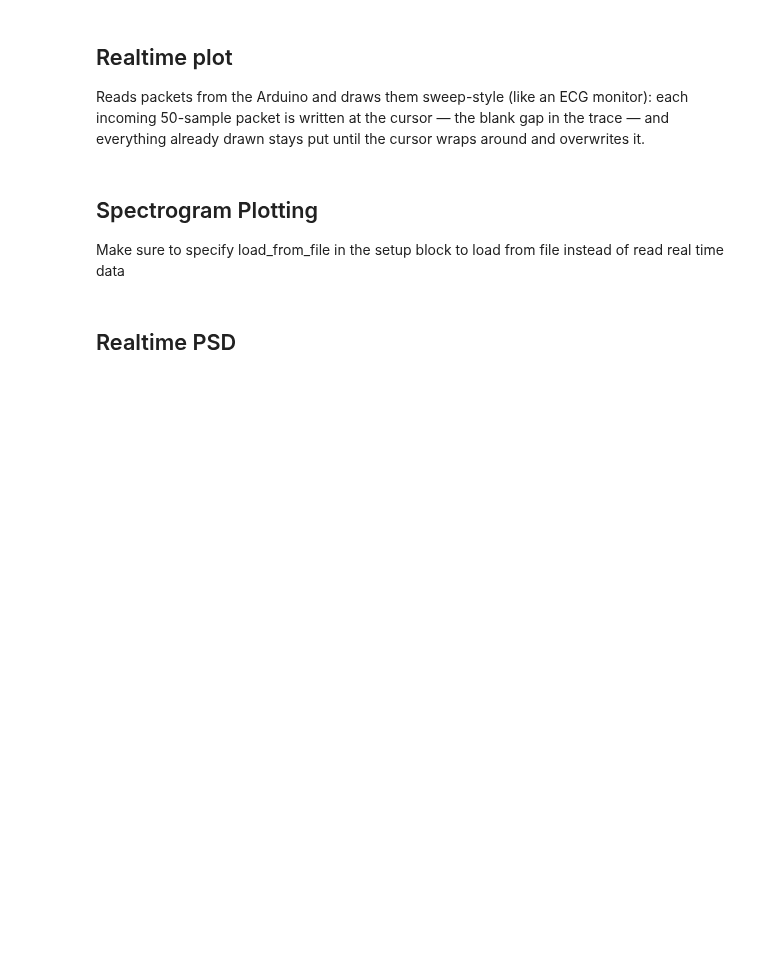
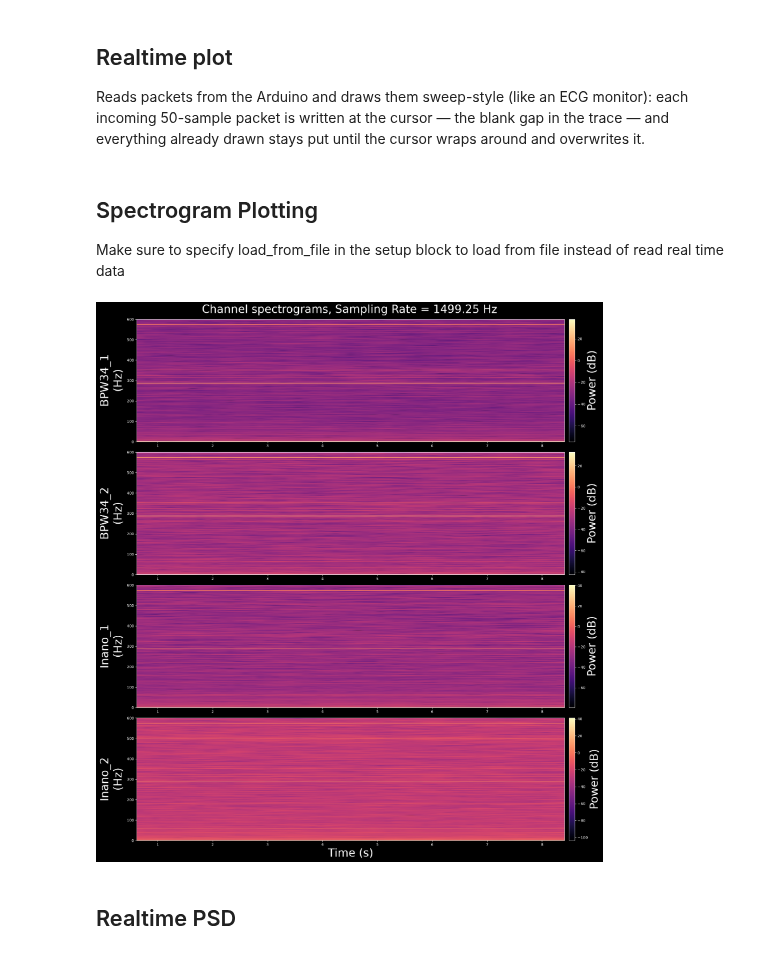
Before and after one commit to UmbraGlobe/QRNG, a Jupyter notebook: main.ipynb, the cells around one changed output. Drawn from its saved outputs; the diff is of its cells as text; code cells hidden in the pictures; blank space fills up the shorter version.

```diff
--- a/main.ipynb
+++ b/main.ipynb
@@ -282,7 +293,7 @@ WINDOWSIZE = 2048
 WINDOW = 'hamming'
 OVERLAP = 90
 FILTER = False
-CAPTURE_TIME = 3  # seconds
+CAPTURE_TIME = 9  # seconds
 
 ## load from file or read from serial
 ## after this block: samples[ch] and times are plain 1-D numpy arrays
@@ -305,34 +316,35 @@ while time.time() - start < CAPTURE_TIME:
         for s in SENSORS:
             sample_chunks[s].append(adc_to_mv(data[s]))
 if ser is not None and ser.is_open:
     ser.close()
 
 samples = {s: np.concatenate(sample_chunks[s]) for s in SENSORS}
 times = np.concatenate(time_chunks)
 
-Fs = 1.0 / (np.median(np.diff(times)) * 1e-6)
 win = get_window(WINDOW, WINDOWSIZE)
 noverlap = int(WINDOWSIZE * OVERLAP / 100)
 
 sos_bp = signal.butter(4, [CARRIER_FREQ - 2, CARRIER_FREQ + 2], btype='bp', fs=Fs, output='sos')
 filtered = {s: signal.sosfilt(sos_bp, samples[s]) for s in SENSORS}
 
 with plt.style.context('dark_background'):
     fig, axes = plt.subplots(4, 1, figsize=(19, 21), sharex=False, constrained_layout=True)
     fig.suptitle(f'Channel spectrograms, Sampling Rate = {Fs:.2f} Hz', fontsize=30)
 
     for ax, s in zip(axes, SENSORS):
         if FILTER:
             spec, freqs, t_bins, im = ax.specgram(filtered[s], Fs=Fs, NFFT=WINDOWSIZE, window=win, noverlap=noverlap, pad_to=NFFT, cmap='magma')
         else:
             spec, freqs, t_bins, im = ax.specgram(samples[s], Fs=Fs, NFFT=WINDOWSIZE, window=win, noverlap=noverlap, pad_to=NFFT, cmap='magma')
         ax.set_ylabel(f'{s}\n(Hz)', fontsize = 30)
         ax.set_ylim(0, 600)
         cbar = fig.colorbar(im, ax=ax, pad=0.01)
         cbar.set_label('Power (dB)', fontsize = 30)
 
     axes[-1].set_xlabel('Time (s)', fontsize = 30)
     plt.show()
+# %% [output]
+[figure, added]
 # %% [markdown]
 ## Realtime PSD
 # %%
```
Also changed, not shown: parts of 6 cells of this notebook, 50 other files.
